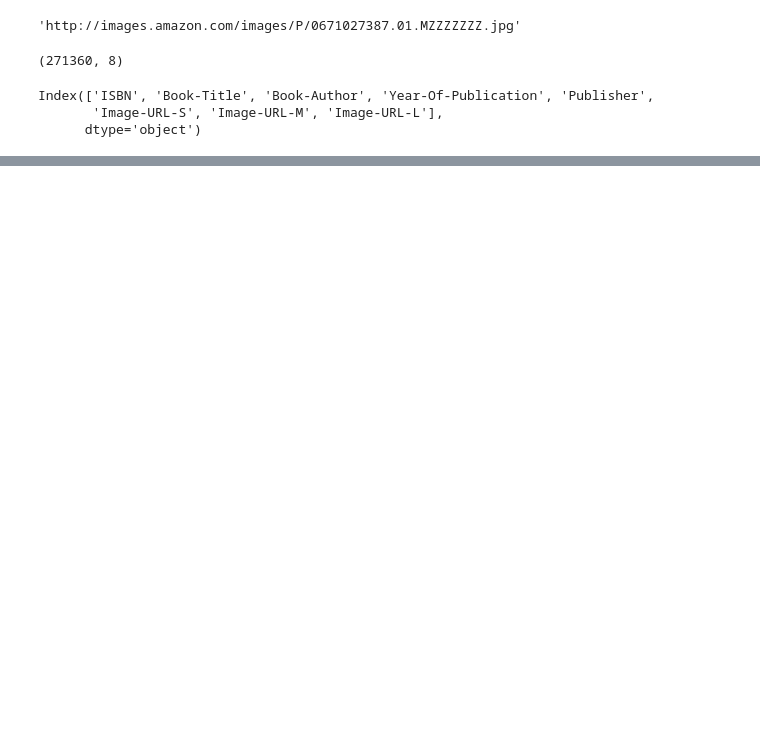
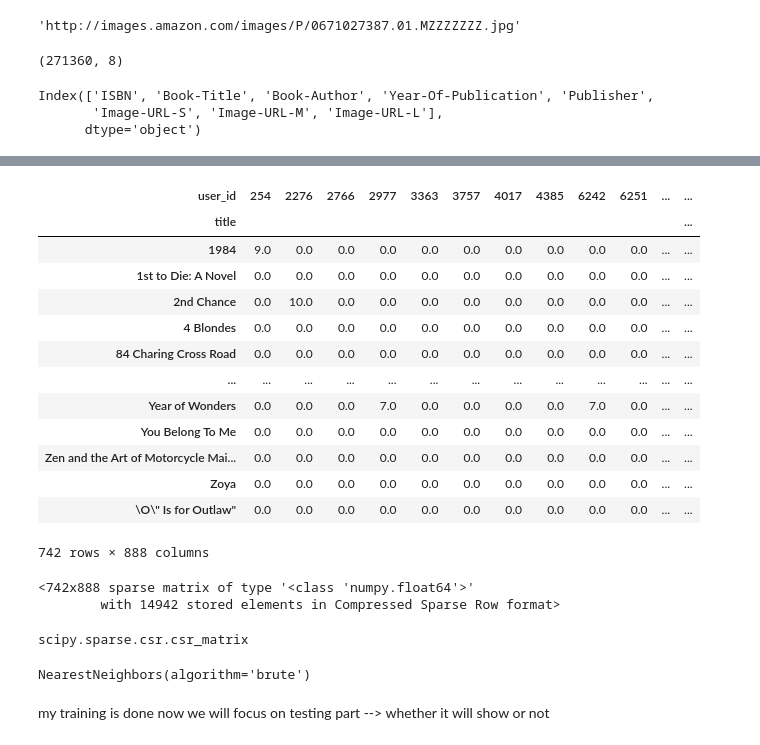
Before and after one commit to Tanya-123182/BookRecommwnderSystem, a Jupyter notebook: notebook/research.ipynb, the cells around one changed output, grey strips where cells are left out. Drawn from its saved outputs; the diff is of its cells as text; code cells hidden in the pictures; blank space fills up the shorter version.

```diff
--- a/notebook/research.ipynb
+++ b/notebook/research.ipynb
@@ -73,0 +315,17 @@ users
+# %%
+book_pivot
+# %% [output]
+| user_id | 254 | 2276 | 2766 | 2977 | 3363 | 3757 | 4017 | 4385 | 6242 | 6251 | ... | ... |
+| title |  |  |  |  |  |  |  |  |  |  |  | ... |
+| 1984 | 9.0 | 0.0 | 0.0 | 0.0 | 0.0 | 0.0 | 0.0 | 0.0 | 0.0 | 0.0 | ... | ... |
+| 1st to Die: A Novel | 0.0 | 0.0 | 0.0 | 0.0 | 0.0 | 0.0 | 0.0 | 0.0 | 0.0 | 0.0 | ... | ... |
+| 2nd Chance | 0.0 | 10.0 | 0.0 | 0.0 | 0.0 | 0.0 | 0.0 | 0.0 | 0.0 | 0.0 | ... | ... |
+| 4 Blondes | 0.0 | 0.0 | 0.0 | 0.0 | 0.0 | 0.0 | 0.0 | 0.0 | 0.0 | 0.0 | ... | ... |
+| 84 Charing Cross Road | 0.0 | 0.0 | 0.0 | 0.0 | 0.0 | 0.0 | 0.0 | 0.0 | 0.0 | 0.0 | ... | ... |
+| ... | ... | ... | ... | ... | ... | ... | ... | ... | ... | ... | ... | ... |
+| Year of Wonders | 0.0 | 0.0 | 0.0 | 7.0 | 0.0 | 0.0 | 0.0 | 0.0 | 7.0 | 0.0 | ... | ... |
+| You Belong To Me | 0.0 | 0.0 | 0.0 | 0.0 | 0.0 | 0.0 | 0.0 | 0.0 | 0.0 | 0.0 | ... | ... |
+| Zen and the Art of Motorcycle Mai... | 0.0 | 0.0 | 0.0 | 0.0 | 0.0 | 0.0 | 0.0 | 0.0 | 0.0 | 0.0 | ... | ... |
+| Zoya | 0.0 | 0.0 | 0.0 | 0.0 | 0.0 | 0.0 | 0.0 | 0.0 | 0.0 | 0.0 | ... | ... |
+| \O\" Is for Outlaw" | 0.0 | 0.0 | 0.0 | 0.0 | 0.0 | 0.0 | 0.0 | 0.0 | 0.0 | 0.0 | ... | ... |
+742 rows × 888 columns
@@ -73,0 +339,10 @@ users
+# %%
+books_sparse = csr_matrix(book_pivot)
+books_sparse
+# %% [output]
+<742x888 sparse matrix of type '<class 'numpy.float64'>'
+        with 14942 stored elements in Compressed Sparse Row format>
+# %%
+type(books_sparse)
+# %% [output]
+scipy.sparse.csr.csr_matrix
@@ -73,0 +356,6 @@ users
+# %%
+model.fit(books_sparse)
+# %% [output]
+NearestNeighbors(algorithm='brute')
+# %% [markdown]
+my training is done now we will focus on testing part --> whether it will show or not
```
Also changed, not shown: parts of 70 cells of this notebook, 30 other files.
